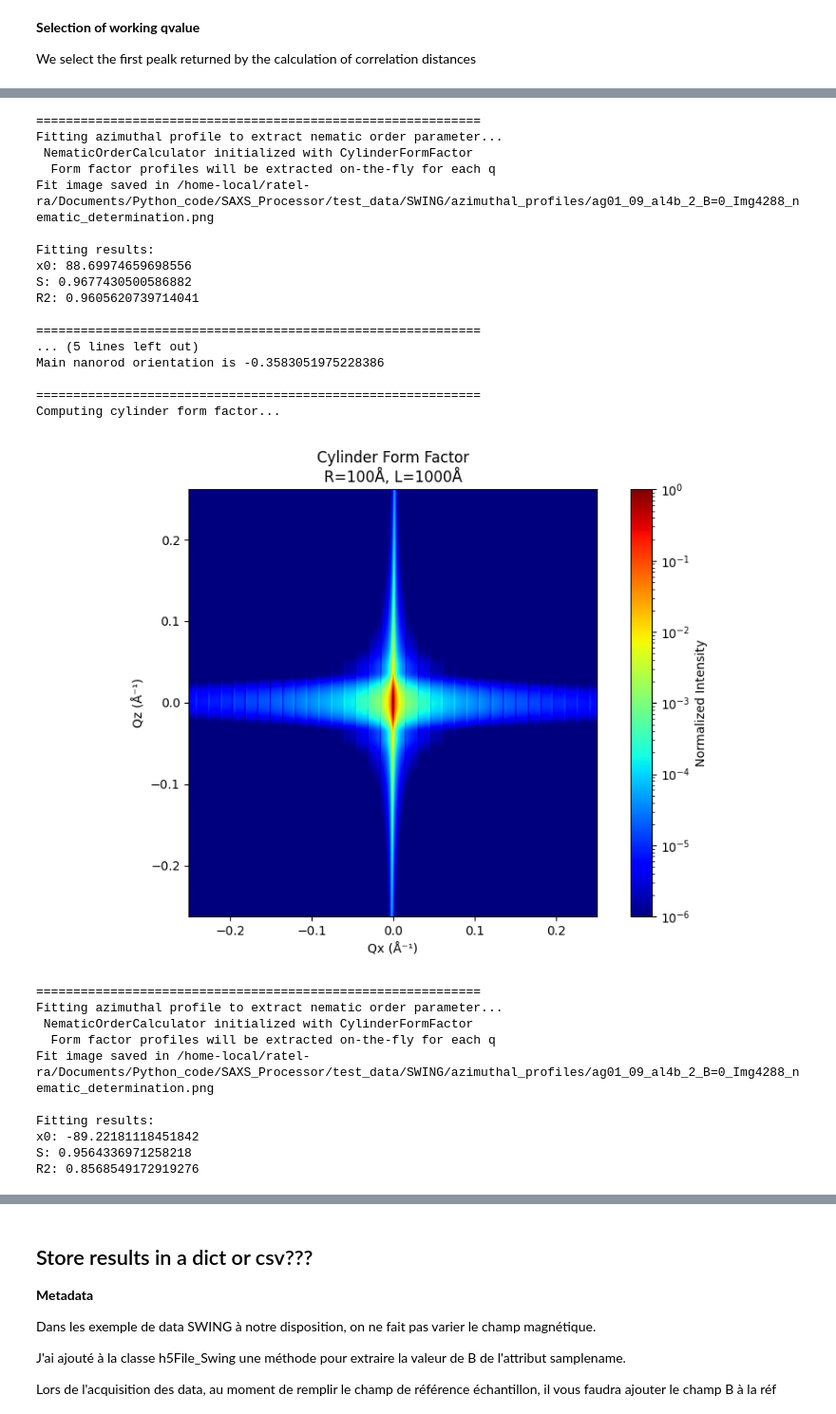
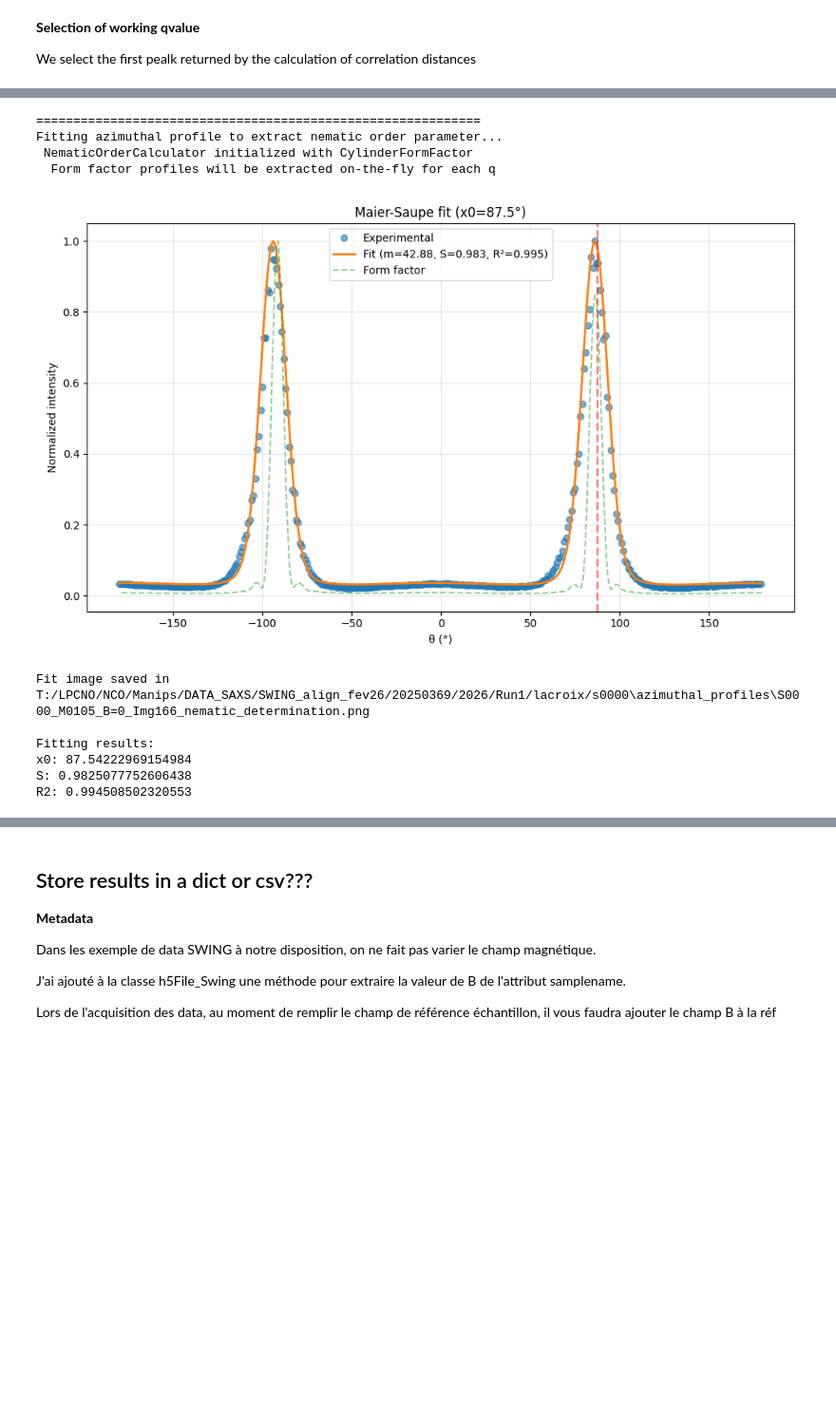
Before and after one commit to nicoratel/SAXSProcessor, a Jupyter notebook: Synchro_Emma.ipynb, the cells around one changed output, grey strips where cells are left out. Shown at 95% size. Drawn from its saved outputs; the diff is of its cells as text; code cells hidden in the pictures; blank space fills up the shorter version.

```diff
--- a/Synchro_Emma.ipynb
+++ b/Synchro_Emma.ipynb
@@ -31,0 +122,6 @@ mask = '/home-local/ratel-ra/Documents/Python_code/SAXS_Processor/test_data/SWIN
+# %%
+# If no reference file, you can set reference_file to None:
+#proc = SAXSProcessor(instrument=instrument ,file=fileh5, mask=mask)
+
+# If you have the reference file extracted from the previous function, use it to automatically subtract the background:
+proc = SAXSProcessor(instrument=instrument,reference_file=reference_file ,autosubstract=True,file=fileh5, mask=mask)
@@ -143,3 +257,15 @@ VBox(children=(Label(value='Ajuster les paramètres pour relancer la détection
 We select the first pealk returned by the calculation of correlation distances
 # %%
 qvalues = peaklist
+# If you didn't use the function to extract parameters from excel (get_all_params), you can directly set your parameters here:
+# L = 1000
+# radius = 100
+# radius_pd = 0.2
+# L_pd=1.7  # polydispersity on length is huge!
+
+
+# If you did use the function to extract parameters from excel (get_all_params), you can use the extracted parameters here:
+L = length * 10  # convert nm to Å
+radius = diameter * 10 / 2  # convert nm to Å
+radius_pd = polydispersity_d * 0.01 # convert percent to fraction
+L_pd = polydispersity_L * 0.01 # convert percent to fraction
@@ -150,9 +280,3 @@ Used for nematic order calculation
-# %%
-# To be completed with actual values (data usually extracted from TEM images)
-L = 1000
-radius = 100
-radius_pd = 0.2
-L_pd=1.7  # polydispersity on length is huge!
 # %% [markdown]
 **Nematic Order Calculation**
 
@@ -160,9 +284,11 @@ It is computed for each peak determined above
 # %%
-threshold = 0.01
+threshold = 0.05
 plot = True
 apply_mirror = False
 verbose = False
 
+#calcul de S pour tous les pics
+'''
 S_array = np.zeros(len(qvalues))
 for i, qvalue in enumerate(qvalues):
     S, mean_angle, dict = compute_nematic_parameter(
@@ -176,7 +302,21 @@ for i, qvalue in enumerate(qvalues):
         plot = plot,
         verbose = True
         )
-    S_array[i] = S
+    S_array[i] = S'''
+
+#calcul de S le premier pic
+
+S, mean_angle, dict = compute_nematic_parameter(
+        processor = proc,
+        qvalue = peaklist[0],
+        threshold = threshold,
+        radius = radius,
+        L = L,
+        radius_pd = radius_pd,
+        L_pd= L_pd,
+        plot = plot,
+        verbose = True
+        )
 # %% [output]
 ============================================================
 Azimuthal profile completeness check:
@@ -192,28 +340,11 @@ Computing cylinder form factor...
 ============================================================
 Fitting azimuthal profile to extract nematic order parameter...
  NematicOrderCalculator initialized with CylinderFormFactor
   Form factor profiles will be extracted on-the-fly for each q
-Fit image saved in /home-local/ratel-ra/Documents/Python_code/SAXS_Processor/test_data/SWING/azimuthal_profiles/ag01_09_al4b_2_B=0_Img4288_nematic_determination.png
-
-Fitting results:
-x0: 88.69974659698556
-S: 0.9677430500586882
-R2: 0.9605620739714041
-
-============================================================
-... (5 lines left out)
-Main nanorod orientation is -0.3583051975228386
-
-============================================================
-Computing cylinder form factor...
-[figure, old version]
+[figure, new version]
-============================================================
-Fitting azimuthal profile to extract nematic order parameter...
- NematicOrderCalculator initialized with CylinderFormFactor
-  Form factor profiles will be extracted on-the-fly for each q
-Fit image saved in /home-local/ratel-ra/Documents/Python_code/SAXS_Processor/test_data/SWING/azimuthal_profiles/ag01_09_al4b_2_B=0_Img4288_nematic_determination.png
+Fit image saved in T:/LPCNO/NCO/Manips/DATA_SAXS/SWING_align_fev26/20250369/2026/Run1/lacroix/s0000\azimuthal_profiles\S0000_M0105_B=0_Img166_nematic_determination.png
 
 Fitting results:
-x0: -89.22181118451842
-S: 0.9564336971258218
-R2: 0.8568549172919276
+x0: 87.54222969154984
+S: 0.9825077752606438
+R2: 0.994508502320553
```
Also changed, not shown: parts of 34 cells of this notebook, 11 other files.
